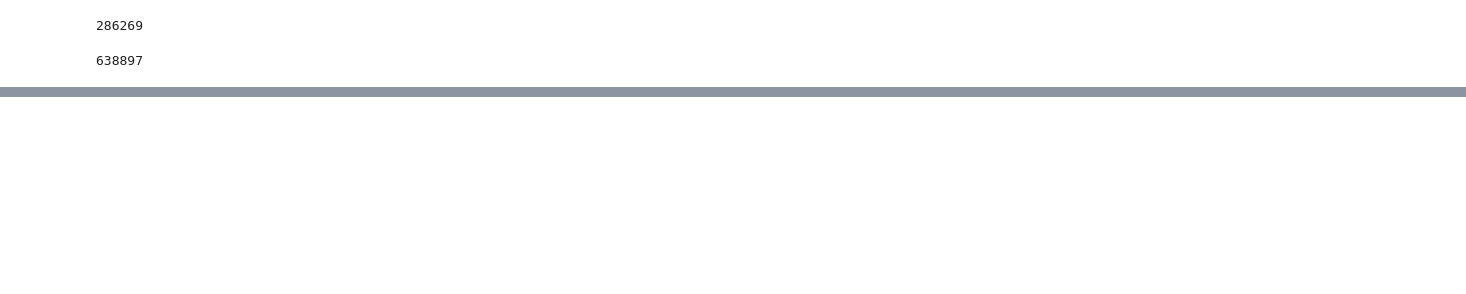
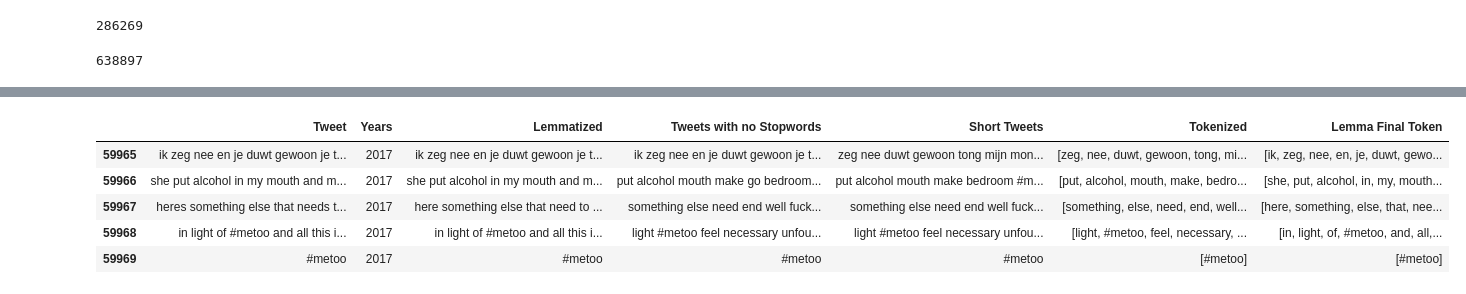
Before and after one commit to shilpakancharla/metoo-classification, a Jupyter notebook: Exploration.ipynb, the cells around one changed output, grey strips where cells are left out. Saved outputs shown, nothing was run; the diff lists cells and outputs as text; code cells hidden in the pictures; blank space fills up the shorter version.

```diff
--- a/Exploration.ipynb
+++ b/Exploration.ipynb
@@ -68,0 +93,9 @@ len(df_2019)
+# %%
+df_2017.head()
+# %% [output]
+|  | Tweet | Years | Lemmatized | Tweets with no Stopwords | Short Tweets | Tokenized | Lemma Final Token |
+| 59965 | ik zeg nee en je duwt gewoon je t... | 2017 | ik zeg nee en je duwt gewoon je t... | ik zeg nee en je duwt gewoon je t... | zeg nee duwt gewoon tong mijn mon... | [zeg, nee, duwt, gewoon, tong, mi... | [ik, zeg, nee, en, je, duwt, gewo... |
+| 59966 | she put alcohol in my mouth and m... | 2017 | she put alcohol in my mouth and m... | put alcohol mouth make go bedroom... | put alcohol mouth make bedroom #m... | [put, alcohol, mouth, make, bedro... | [she, put, alcohol, in, my, mouth... |
+| 59967 | heres something else that needs t... | 2017 | here something else that need to ... | something else need end well fuck... | something else need end well fuck... | [something, else, need, end, well... | [here, something, else, that, nee... |
+| 59968 | in light of #metoo and all this i... | 2017 | in light of #metoo and all this i... | light #metoo feel necessary unfou... | light #metoo feel necessary unfou... | [light, #metoo, feel, necessary, ... | [in, light, of, #metoo, and, all,... |
+| 59969 | #metoo | 2017 | #metoo | #metoo | #metoo | [#metoo] | [#metoo] |
```
Also changed, not shown: parts of 18 cells of this notebook.
